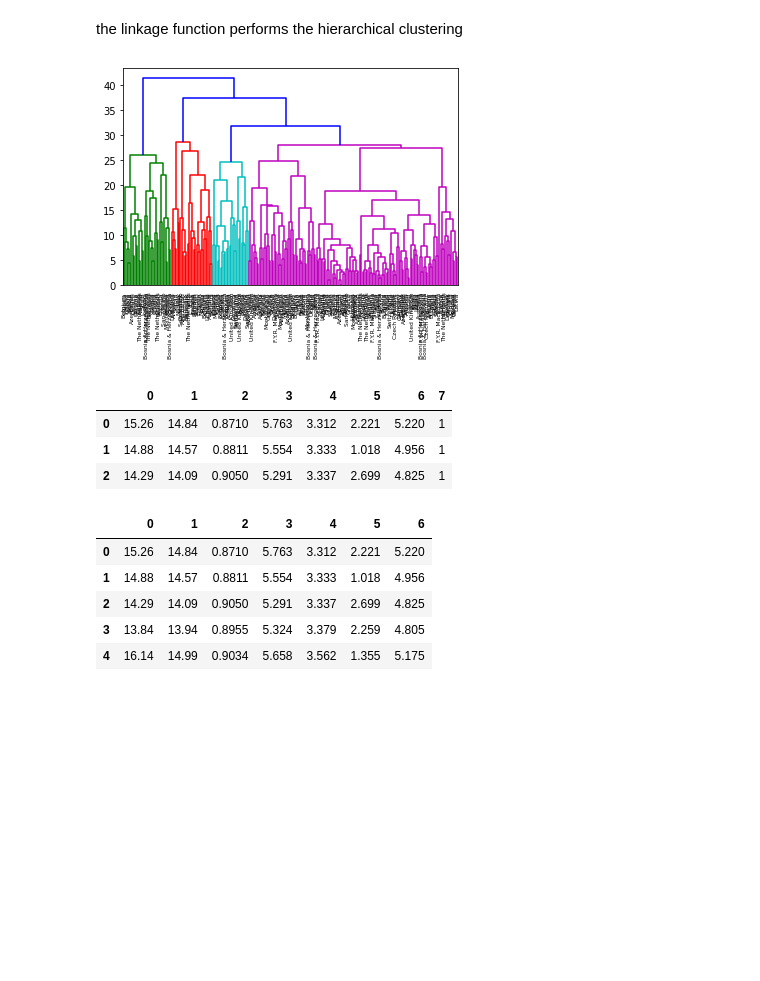
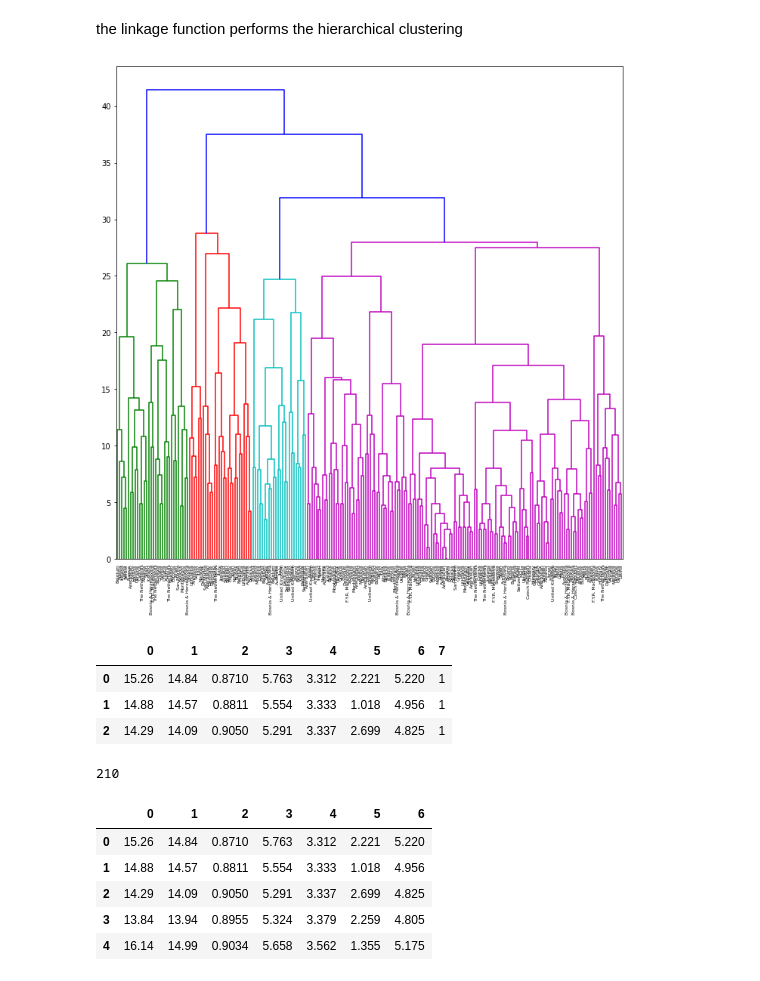
Before and after one commit to Aduzona/Machine_Learning, a Jupyter notebook: 15_ML_Other_Concepts/2_Unsupervised_learning_in_python/2_Visualization_with_hierarchical_clustering._and_t-sne.ipynb, the cells around one changed output. Drawn from its saved outputs; the diff is of its cells as text; code cells hidden in the pictures; blank space fills up the shorter version.

Commit message:
visualization with Hierarchical cluster

```diff
--- a/15_ML_Other_Concepts/2_Unsupervised_learning_in_python/2_Visualization_with_hierarchical_clustering._and_t-sne.ipynb
+++ b/15_ML_Other_Concepts/2_Unsupervised_learning_in_python/2_Visualization_with_hierarchical_clustering._and_t-sne.ipynb
@@ -38,13 +44,14 @@ samples=samples.drop(['From country','To country'],axis=1).values.reshape(-1,9)
 the linkage function performs the hierarchical clustering
 # %%
 mergings = linkage(samples, method='complete')
+fig=plt.figure(figsize=(12,12))
 dendrogram(mergings,
             labels=country_names,
             leaf_rotation=90,
             leaf_font_size=6)
 plt.show()
 # %% [output]
-[figure, old version]
+[figure, new version]
 # %%
 # "Grains/seeds-width-vs-length.csv"
 samples=pd.read_csv("Grains/seeds.csv",header=None)
@@ -54,6 +61,11 @@ samples.head(3)
 | 0 | 15.26 | 14.84 | 0.8710 | 5.763 | 3.312 | 2.221 | 5.220 | 1 |
 | 1 | 14.88 | 14.57 | 0.8811 | 5.554 | 3.333 | 1.018 | 4.956 | 1 |
 | 2 | 14.29 | 14.09 | 0.9050 | 5.291 | 3.337 | 2.699 | 4.825 | 1 |
+# %%
+variety_numbers=list(samples[7])
+len(variety_numbers)
+# %% [output]
+210
 # %%
 samples=samples.drop(7,axis=1)
 samples.head()
```
Also changed, not shown: parts of 22 cells of this notebook, 31 other files.
